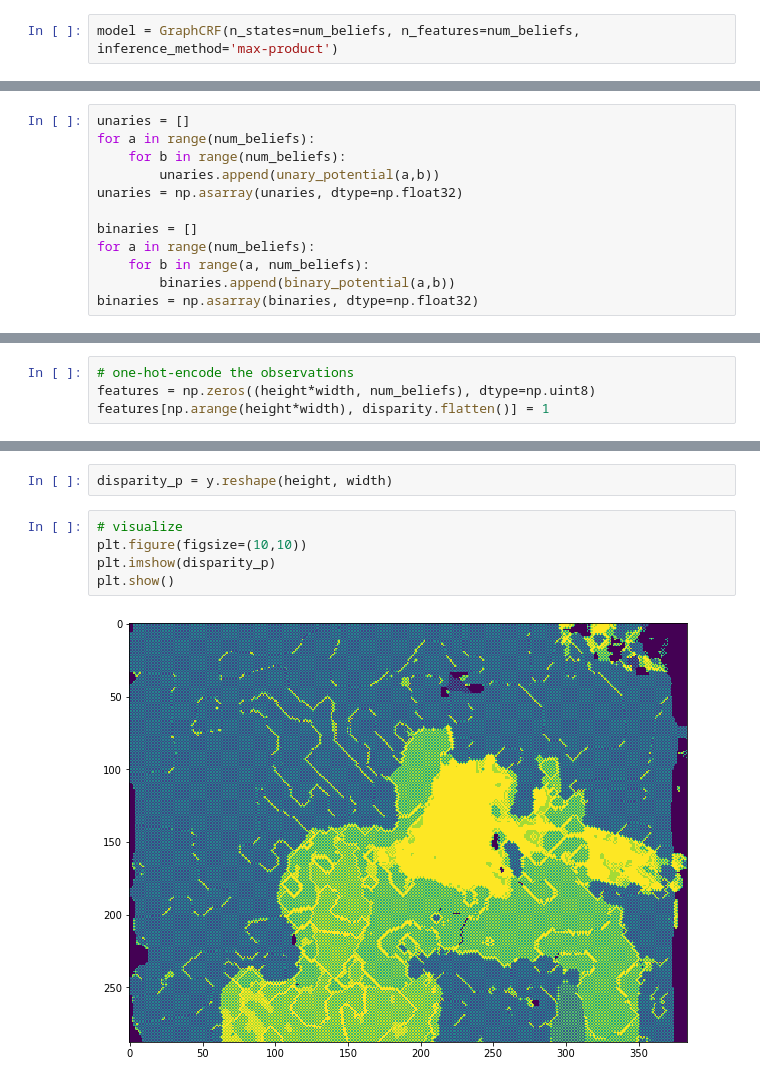
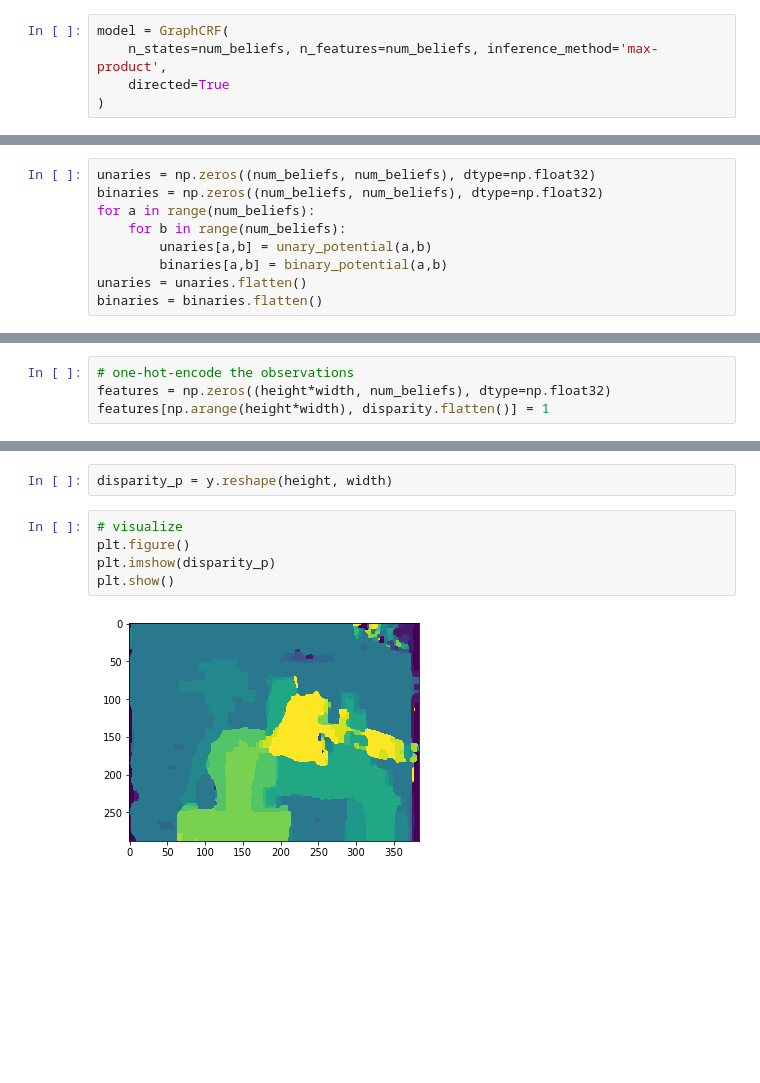
Before and after one commit to rfeinman/binocular-disparity, a Jupyter notebook: notebooks/pystruct-maxprod.ipynb, the cells around one changed output, grey strips where cells are left out. Saved outputs shown, nothing was run; the diff lists cells and outputs as text; blank space fills up the shorter version.

```diff
--- a/notebooks/pystruct-maxprod.ipynb
+++ b/notebooks/pystruct-maxprod.ipynb
@@ -35,7 +33,10 @@ plt.show()
 # %% [output]
 [figure]
 # %%
-model = GraphCRF(n_states=num_beliefs, n_features=num_beliefs, inference_method='max-product')
+model = GraphCRF(
+    n_states=num_beliefs, n_features=num_beliefs, inference_method='max-product',
+    directed=True
+)
 # %%
 def unary_potential(x,y):
     return np.square(x-y)
@@ -46,23 +47,20 @@ def binary_potential(a,b,alpha=60.,beta=1.5):
 
     return smooth
 # %%
-unaries = []
+unaries = np.zeros((num_beliefs, num_beliefs), dtype=np.float32)
+binaries = np.zeros((num_beliefs, num_beliefs), dtype=np.float32)
 for a in range(num_beliefs):
     for b in range(num_beliefs):
-        unaries.append(unary_potential(a,b))
-unaries = np.asarray(unaries, dtype=np.float32)
-
-binaries = []
-for a in range(num_beliefs):
-    for b in range(a, num_beliefs):
-        binaries.append(binary_potential(a,b))
-binaries = np.asarray(binaries, dtype=np.float32)
+        unaries[a,b] = unary_potential(a,b)
+        binaries[a,b] = binary_potential(a,b)
+unaries = unaries.flatten()
+binaries = binaries.flatten()
 # %%
 # IMPORTANT: negative sign here
 w = -np.concatenate([unaries, binaries])
 # %%
 # one-hot-encode the observations
-features = np.zeros((height*width, num_beliefs), dtype=np.uint8)
+features = np.zeros((height*width, num_beliefs), dtype=np.float32)
 features[np.arange(height*width), disparity.flatten()] = 1
 # %%
 # get list of edges
@@ -73,8 +71,8 @@ y = model.inference(x=(features, edges), w=w)
 disparity_p = y.reshape(height, width)
 # %%
 # visualize
-plt.figure(figsize=(10,10))
+plt.figure()
 plt.imshow(disparity_p)
 plt.show()
 # %% [output]
-[figure, old version]
+[figure, new version]
```
Also changed, not shown: parts of 1 cell of this notebook.
